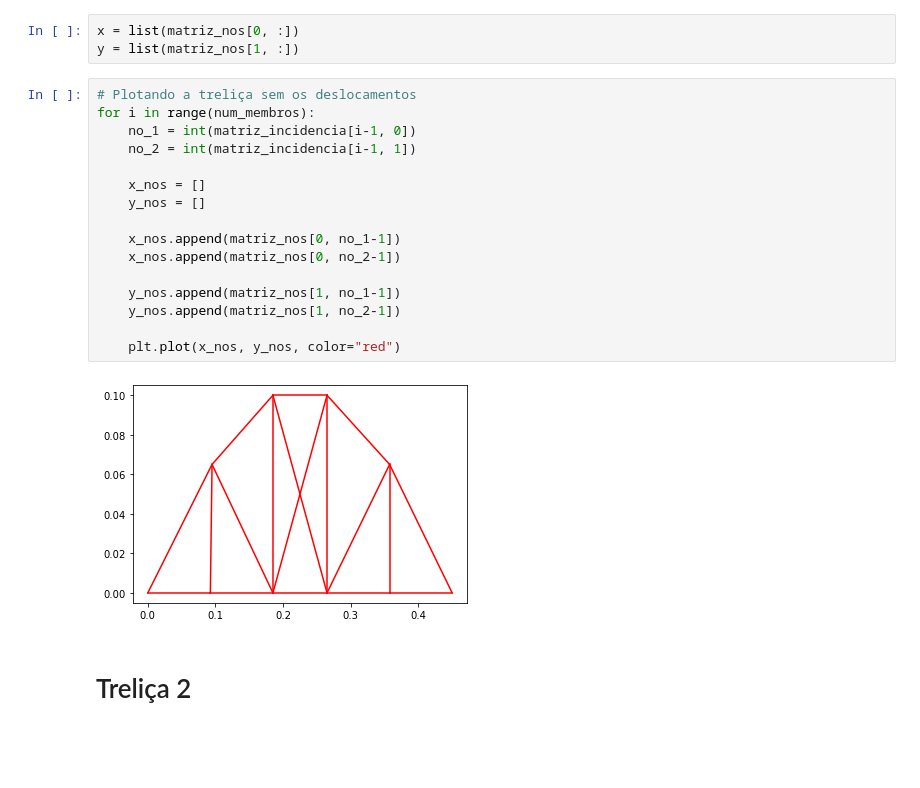
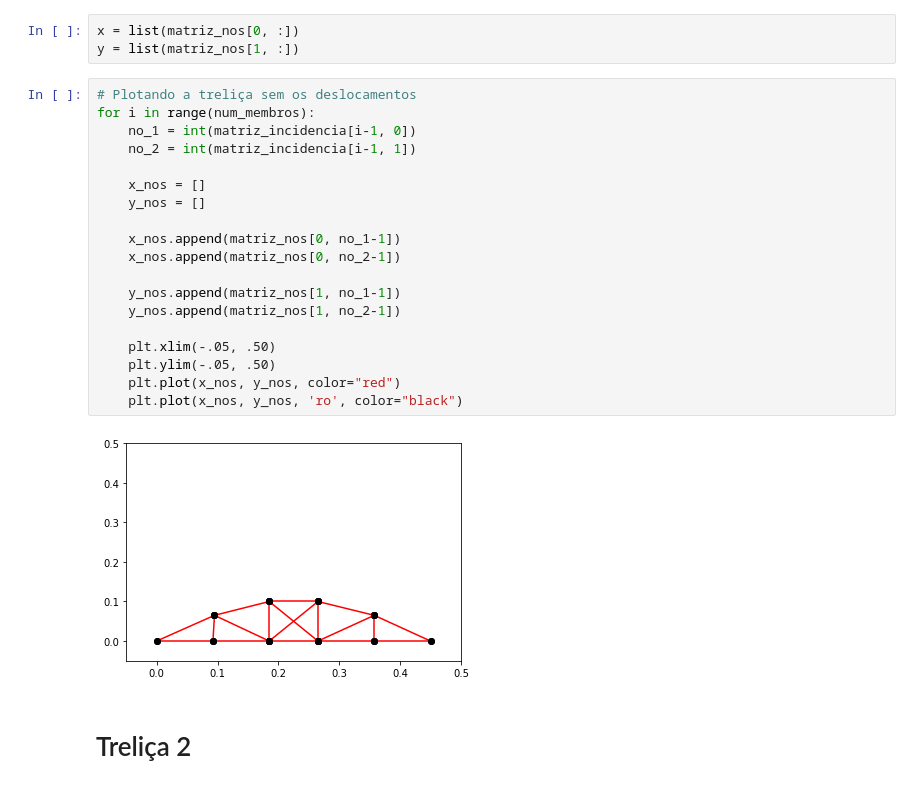
Before and after one commit to fernandocfbf/APS4-mecsol, a Jupyter notebook: aps3.ipynb, the cells around one changed output. Drawn from its saved outputs; the diff is of its cells as text; blank space fills up the shorter version.

```diff
--- a/aps3.ipynb
+++ b/aps3.ipynb
@@ -127,21 +127,24 @@ y = list(matriz_nos[1, :])
 # %%
 # Plotando a treliça sem os deslocamentos
 for i in range(num_membros):
     no_1 = int(matriz_incidencia[i-1, 0])
     no_2 = int(matriz_incidencia[i-1, 1])
 
     x_nos = []
     y_nos = []
 
     x_nos.append(matriz_nos[0, no_1-1])
     x_nos.append(matriz_nos[0, no_2-1])
 
     y_nos.append(matriz_nos[1, no_1-1])
     y_nos.append(matriz_nos[1, no_2-1])
 
+    plt.xlim(-.05, .50)
+    plt.ylim(-.05, .50)
     plt.plot(x_nos, y_nos, color="red")
+    plt.plot(x_nos, y_nos, 'ro', color="black")
 # %% [output]
-[figure, old version]
+[figure, new version]
 # %% [markdown]
 # Treliça 2
 # %%
```
